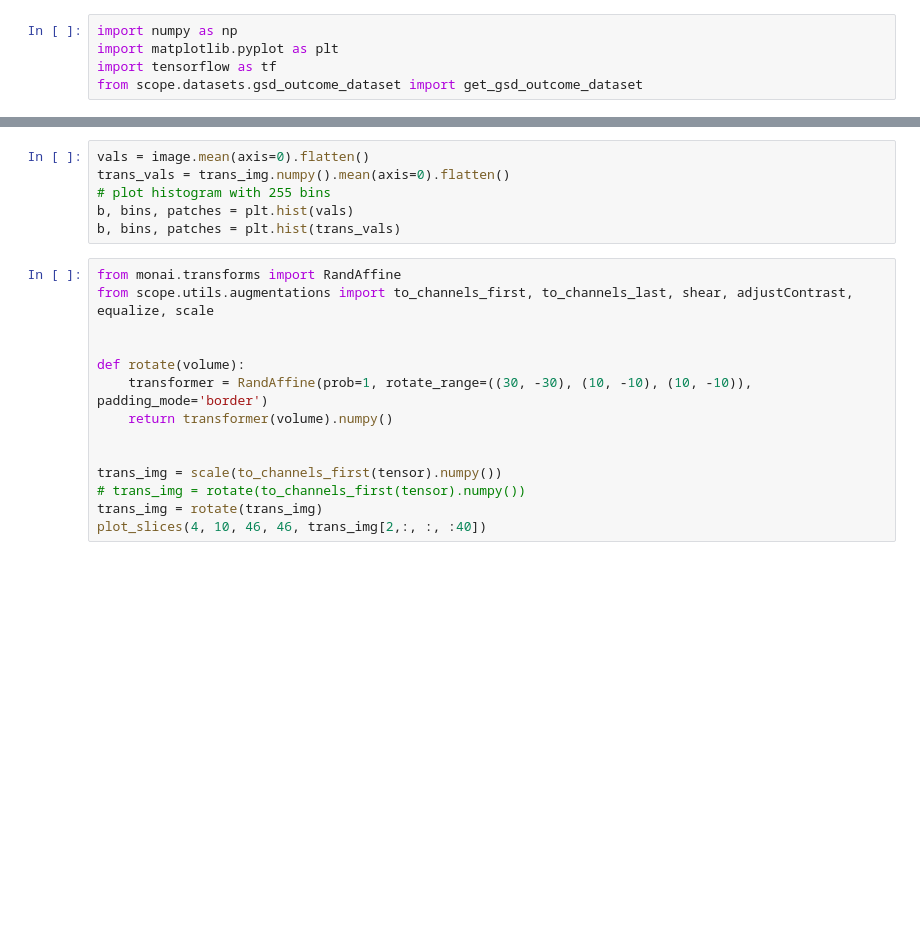
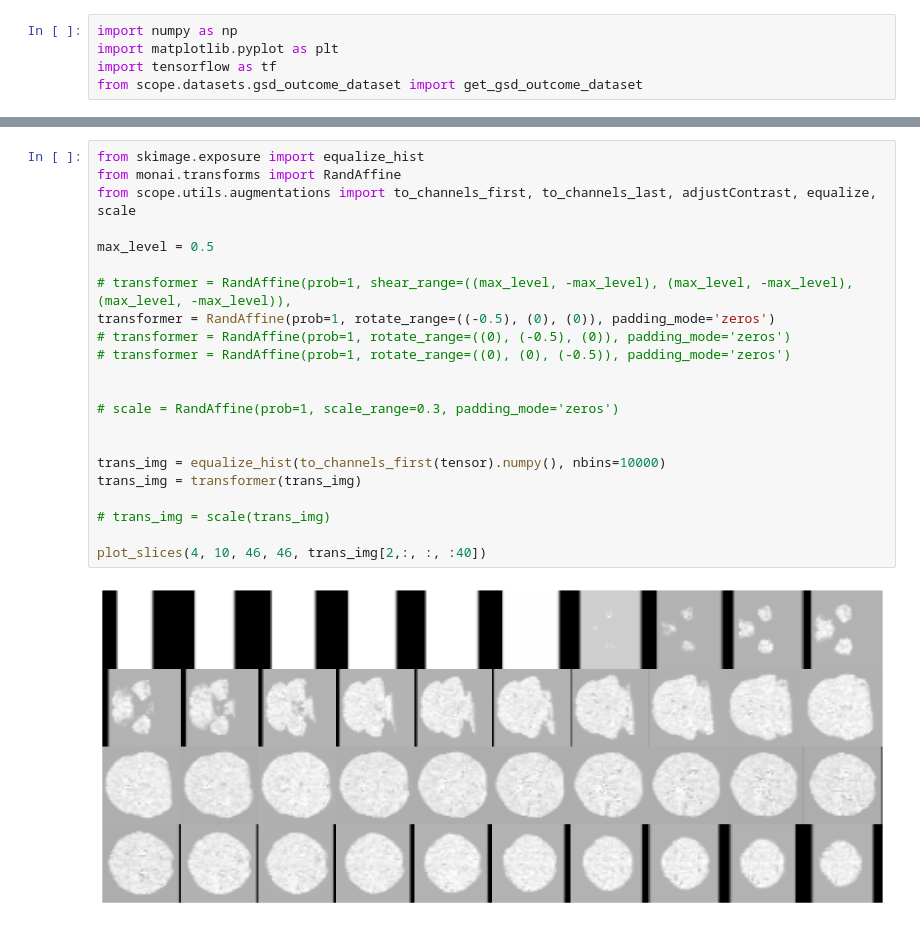
Before and after one commit to JulianKlug/scop, a Jupyter notebook: exploratory_experiments/onset/data_augment_test.ipynb, the cells around one changed output, grey strips where cells are left out. Saved outputs shown, nothing was run; the diff lists cells and outputs as text; blank space fills up the shorter version.

```diff
--- a/exploratory_experiments/onset/data_augment_test.ipynb
+++ b/exploratory_experiments/onset/data_augment_test.ipynb
@@ -60,20 +76,24 @@ plot_slices(4, 10, 46, 46, trans_img[:, :, :40, 2])
-# %%
-vals = image.mean(axis=0).flatten()
-trans_vals = trans_img.numpy().mean(axis=0).flatten()
-# plot histogram with 255 bins
-b, bins, patches = plt.hist(vals)
-b, bins, patches = plt.hist(trans_vals)
 # %%
+from skimage.exposure import equalize_hist
 from monai.transforms import RandAffine
-from scope.utils.augmentations import to_channels_first, to_channels_last, shear, adjustContrast, equalize, scale
+from scope.utils.augmentations import to_channels_first, to_channels_last, adjustContrast, equalize, scale
+
+max_level = 0.5
+
+# transformer = RandAffine(prob=1, shear_range=((max_level, -max_level), (max_level, -max_level), (max_level, -max_level)),
+transformer = RandAffine(prob=1, rotate_range=((-0.5), (0), (0)), padding_mode='zeros')
+# transformer = RandAffine(prob=1, rotate_range=((0), (-0.5), (0)), padding_mode='zeros')
+# transformer = RandAffine(prob=1, rotate_range=((0), (0), (-0.5)), padding_mode='zeros')
 
 
-def rotate(volume):
-    transformer = RandAffine(prob=1, rotate_range=((30, -30), (10, -10), (10, -10)), padding_mode='border')
-    return transformer(volume).numpy()
+# scale = RandAffine(prob=1, scale_range=0.3, padding_mode='zeros')
 
 
-trans_img = scale(to_channels_first(tensor).numpy())
-# trans_img = rotate(to_channels_first(tensor).numpy())
-trans_img = rotate(trans_img)
+trans_img = equalize_hist(to_channels_first(tensor).numpy(), nbins=10000)
+trans_img = transformer(trans_img)
+
+# trans_img = scale(trans_img)
+
 plot_slices(4, 10, 46, 46, trans_img[2,:, :, :40])
+# %% [output]
+[figure, added]
```
Also changed, not shown: parts of 6 cells of this notebook, 2 other files.
